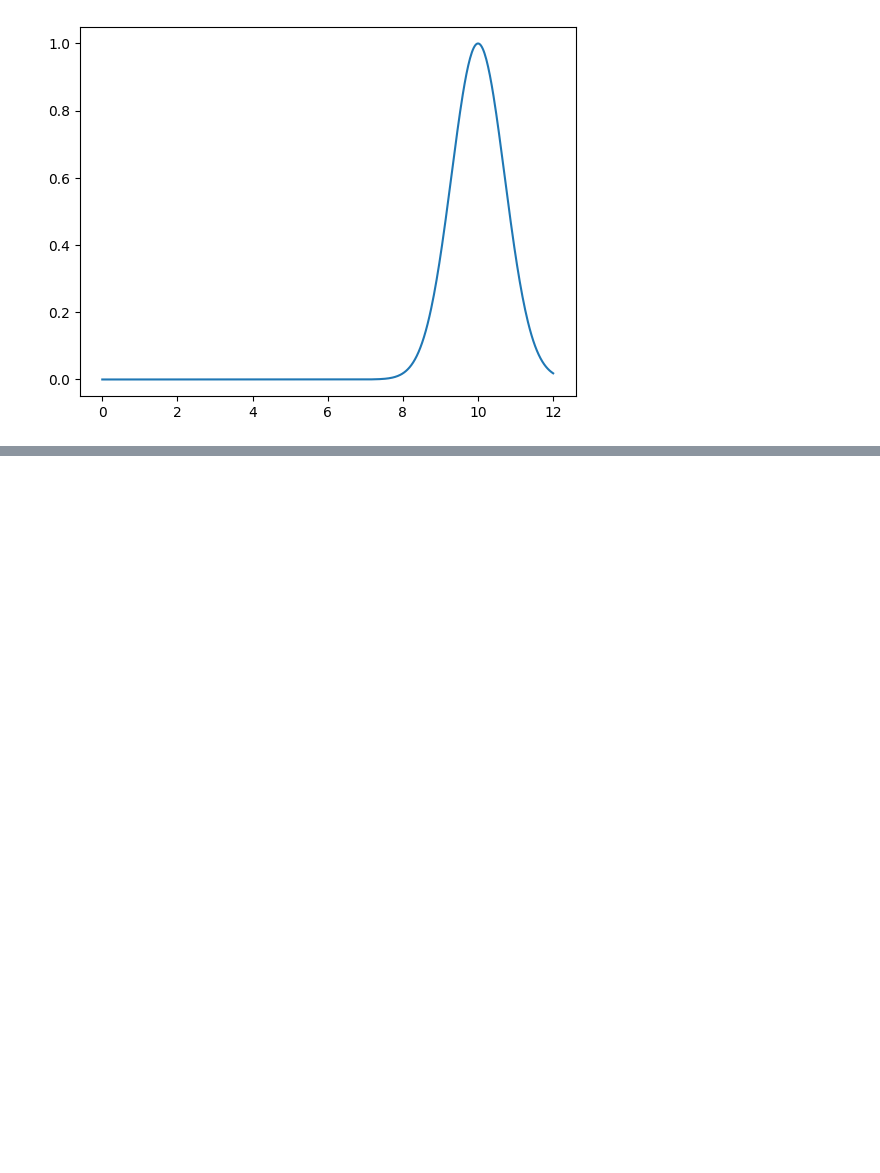
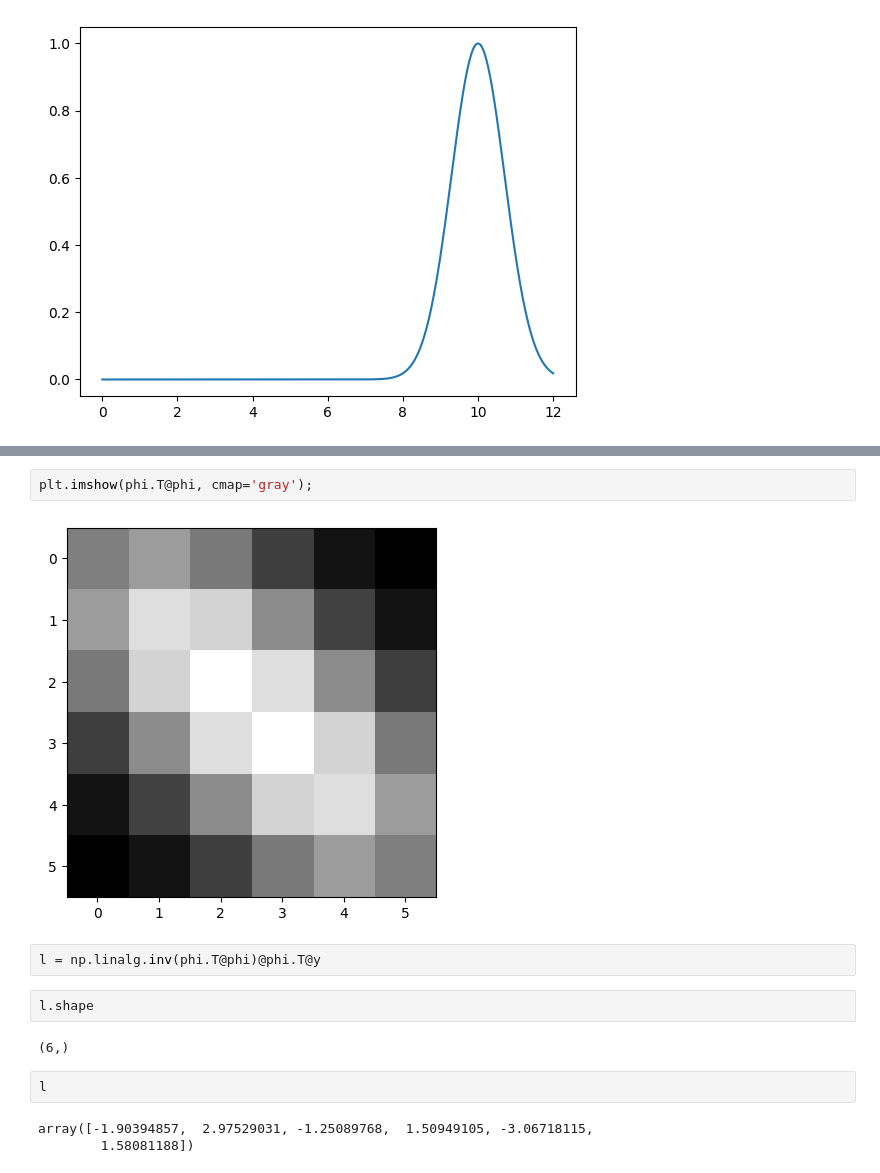
Before and after one commit to MBAhmadi/New-ML, a Jupyter notebook: 2.ipynb, the cells around one changed output, grey strips where cells are left out. Cells and saved outputs as stored; diff of their text form; blank space fills up the shorter version.

```diff
--- a/2.ipynb
+++ b/2.ipynb
@@ -30,0 +37,15 @@ for c in centers:
+# %%
+plt.imshow(phi.T@phi, cmap='gray');
+# %% [output]
+[figure, added]
+# %%
+l = np.linalg.inv(phi.T@phi)@phi.T@y
+# %%
+l.shape
+# %% [output]
+(6,)
+# %%
+l
+# %% [output]
+array([-1.90394857,  2.97529031, -1.25089768,  1.50949105, -3.06718115,
+        1.58081188])
```
Also changed, not shown: parts of 7 cells of this notebook.
